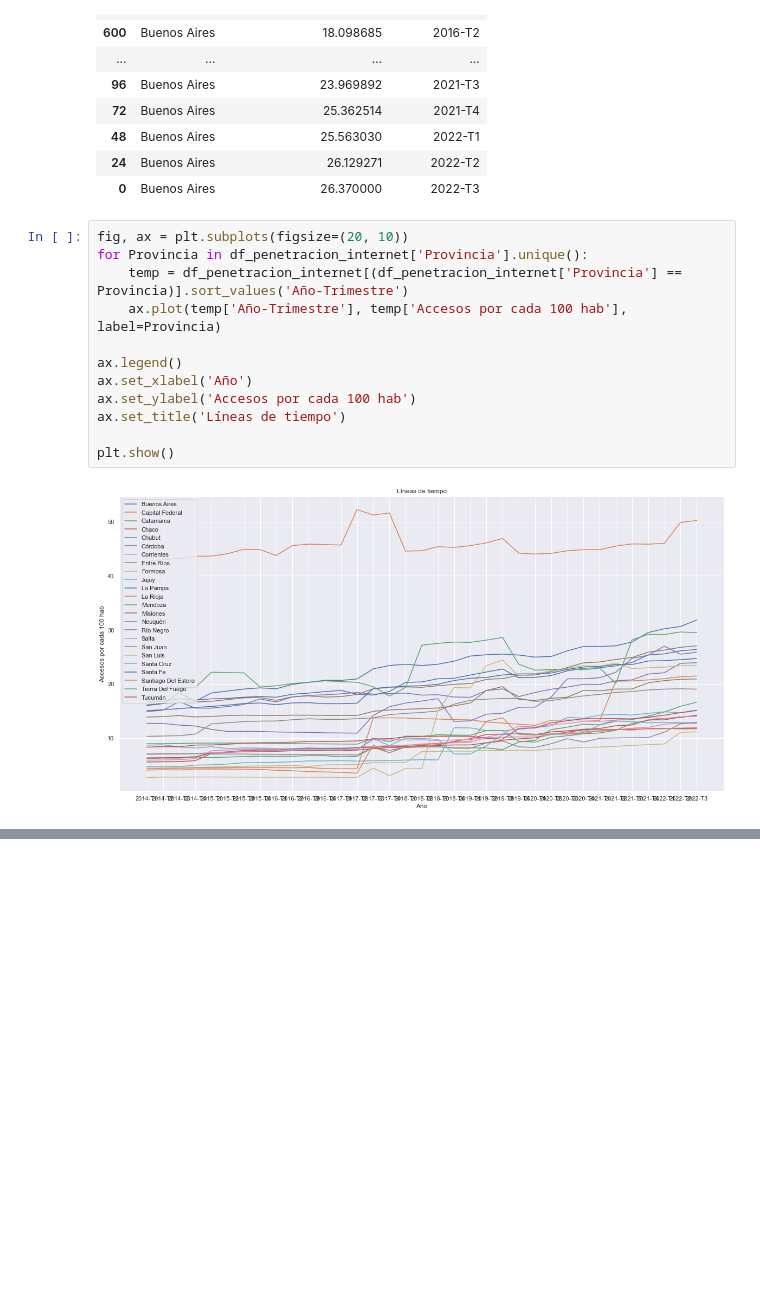
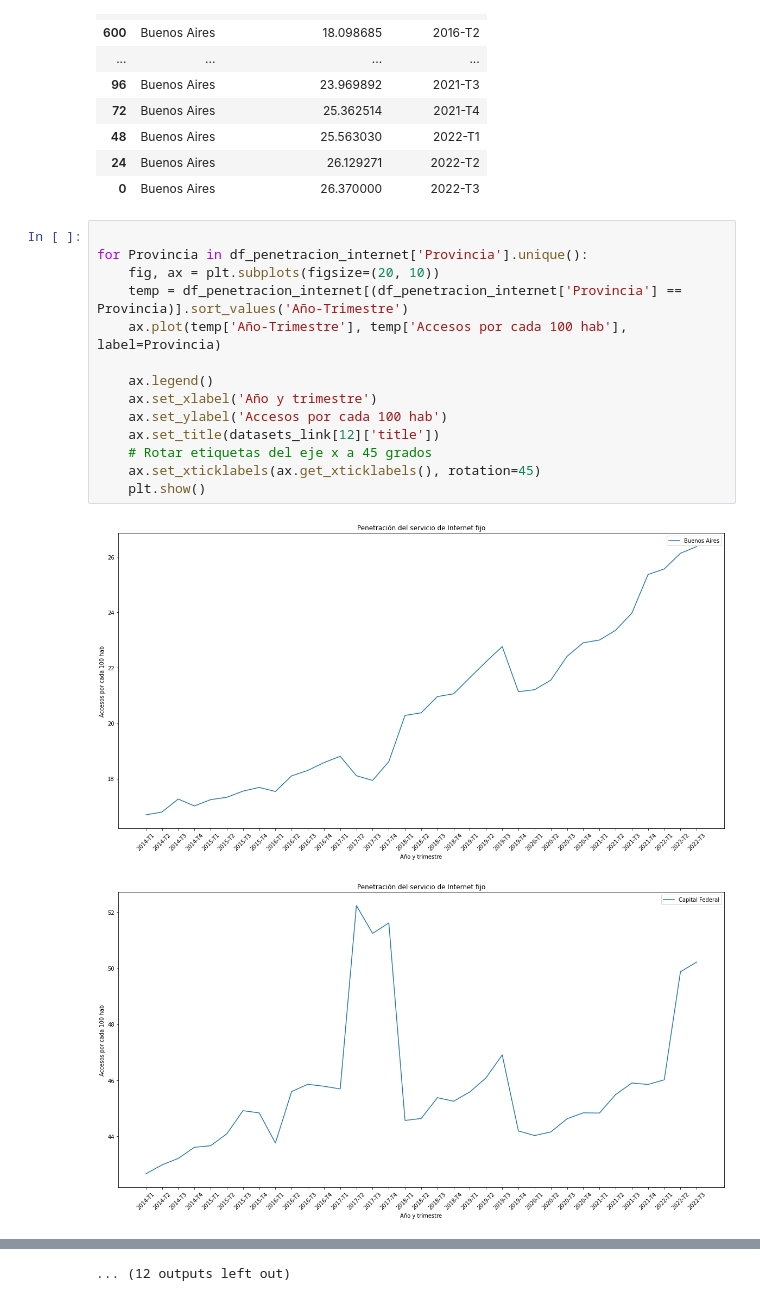
Before and after one commit to Galo0000/Analitics_Proyect, a Jupyter notebook: Extracion_datos.ipynb, the cells around one changed output, grey strips where cells are left out. Drawn from its saved outputs; the diff is of its cells as text; blank space fills up the shorter version.

```diff
--- a/Extracion_datos.ipynb
+++ b/Extracion_datos.ipynb
@@ -277,16 +279,19 @@ df_penetracion_internet[(df_penetracion_internet['Provincia'] == 'Buenos Aires')
 | 24 | Buenos Aires | 26.129271 | 2022-T2 |
 | 0 | Buenos Aires | 26.370000 | 2022-T3 |
 # %%
-fig, ax = plt.subplots(figsize=(20, 10))
+
 for Provincia in df_penetracion_internet['Provincia'].unique():
+    fig, ax = plt.subplots(figsize=(20, 10))
     temp = df_penetracion_internet[(df_penetracion_internet['Provincia'] == Provincia)].sort_values('Año-Trimestre')
     ax.plot(temp['Año-Trimestre'], temp['Accesos por cada 100 hab'], label=Provincia)
 
-ax.legend()
-ax.set_xlabel('Año')
-ax.set_ylabel('Accesos por cada 100 hab')
-ax.set_title('Líneas de tiempo')
-
-plt.show()
+    ax.legend()
+    ax.set_xlabel('Año y trimestre')
+    ax.set_ylabel('Accesos por cada 100 hab')
+    ax.set_title(datasets_link[12]['title'])
+    # Rotar etiquetas del eje x a 45 grados
+    ax.set_xticklabels(ax.get_xticklabels(), rotation=45)
+    plt.show()
 # %% [output]
-[figure, old version]
+[figure, new version]
+[figure, added]
@@ -293,3 +308,4 @@ plt.show()
+... (12 outputs left out)
 # %%
 df_penetracion_internet.dtypes
 # %% [output]
```
Also changed, not shown: parts of 5 cells of this notebook.
